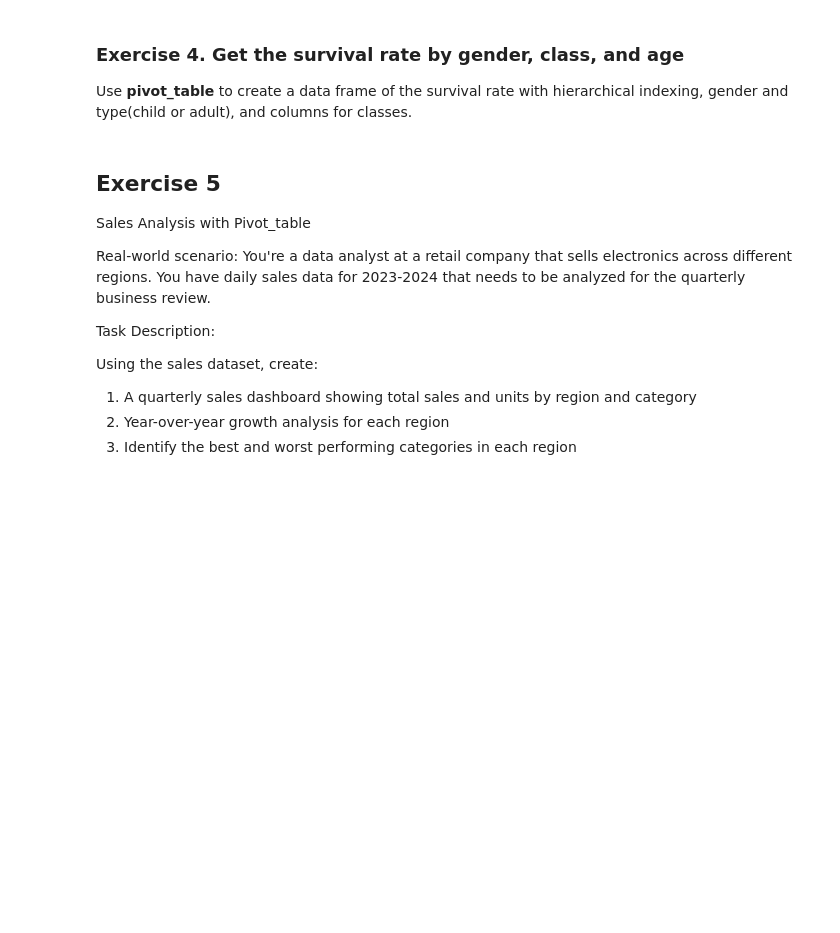
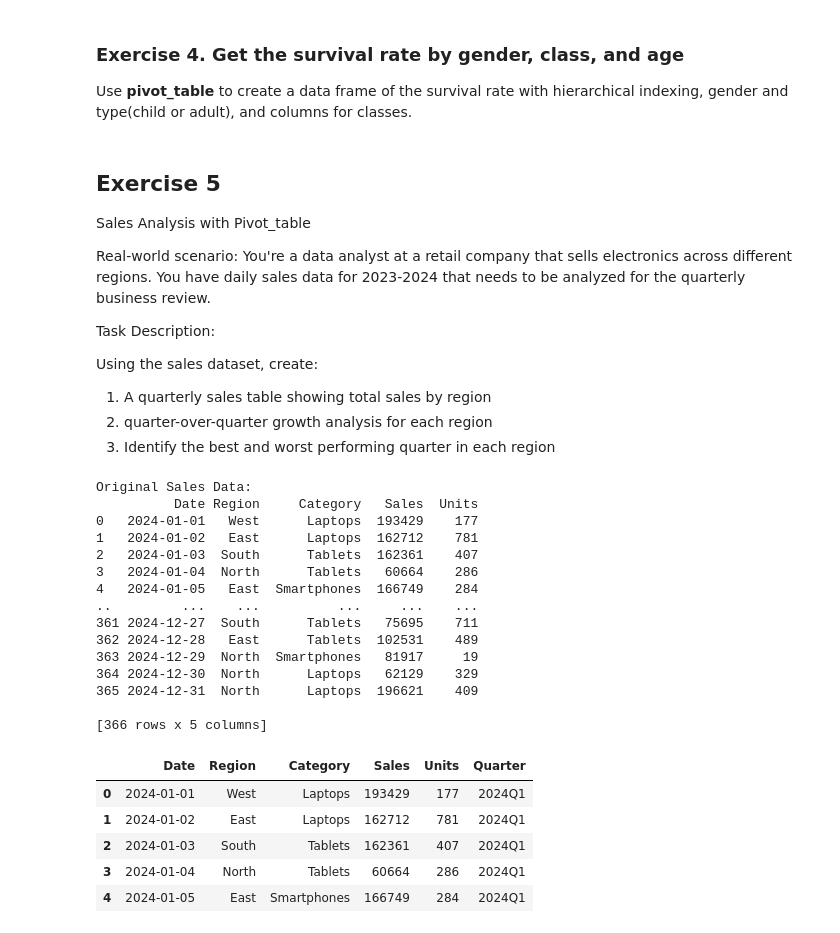
Before and after one commit to profliuhao/CSIT553, a Jupyter notebook: CSIT553_class3_2_exercise.ipynb, the cells around one changed output. Drawn from its saved outputs; the diff is of its cells as text; code cells hidden in the pictures; blank space fills up the shorter version.

```diff
--- a/CSIT553_class3_2_exercise.ipynb
+++ b/CSIT553_class3_2_exercise.ipynb
@@ -108,29 +108,51 @@ Task Description:
 
 Using the sales dataset, create:
 
-1. A quarterly sales dashboard showing total sales and units by region and category
-2. Year-over-year growth analysis for each region
-3. Identify the best and worst performing categories in each region
+1. A quarterly sales table showing total sales by region
+2. quarter-over-quarter growth analysis for each region
+3. Identify the best and worst performing quarter in each region
 # %%
 import pandas as pd
 import numpy as np
 
 days=366
 
 # Creating realistic sales data
 sales_data = pd.DataFrame({
-    'Date': pd.date_range(start='2023-01-01', end='2024-01-01', freq='D'),
+    'Date': pd.date_range(start='2024-01-01', end='2024-12-31', freq='D'),
     'Region': np.random.choice(['North', 'South', 'East', 'West'], days),
     'Category': np.random.choice(['Laptops', 'Smartphones', 'Tablets', 'Accessories'], days),
     'Sales': np.random.randint(50000, 200000, days),
     'Units': np.random.randint(10, 1000, days)
 })
 
 print("Original Sales Data:")
 print(sales_data)
 
 # Task: Create a quarterly sales summary by region
 sales_data['Quarter'] = pd.PeriodIndex(sales_data['Date'], freq='Q')
 sales_data.head()
+# %% [output]
+Original Sales Data:
+          Date Region     Category   Sales  Units
+0   2024-01-01   West      Laptops  193429    177
+1   2024-01-02   East      Laptops  162712    781
+2   2024-01-03  South      Tablets  162361    407
+3   2024-01-04  North      Tablets   60664    286
+4   2024-01-05   East  Smartphones  166749    284
+..         ...    ...          ...     ...    ...
+361 2024-12-27  South      Tablets   75695    711
+362 2024-12-28   East      Tablets  102531    489
+363 2024-12-29  North  Smartphones   81917     19
+364 2024-12-30  North      Laptops   62129    329
+365 2024-12-31  North      Laptops  196621    409
+
+[366 rows x 5 columns]
+|  | Date | Region | Category | Sales | Units | Quarter |
+| 0 | 2024-01-01 | West | Laptops | 193429 | 177 | 2024Q1 |
+| 1 | 2024-01-02 | East | Laptops | 162712 | 781 | 2024Q1 |
+| 2 | 2024-01-03 | South | Tablets | 162361 | 407 | 2024Q1 |
+| 3 | 2024-01-04 | North | Tablets | 60664 | 286 | 2024Q1 |
+| 4 | 2024-01-05 | East | Smartphones | 166749 | 284 | 2024Q1 |
 # %%
 # your solution below:
```
